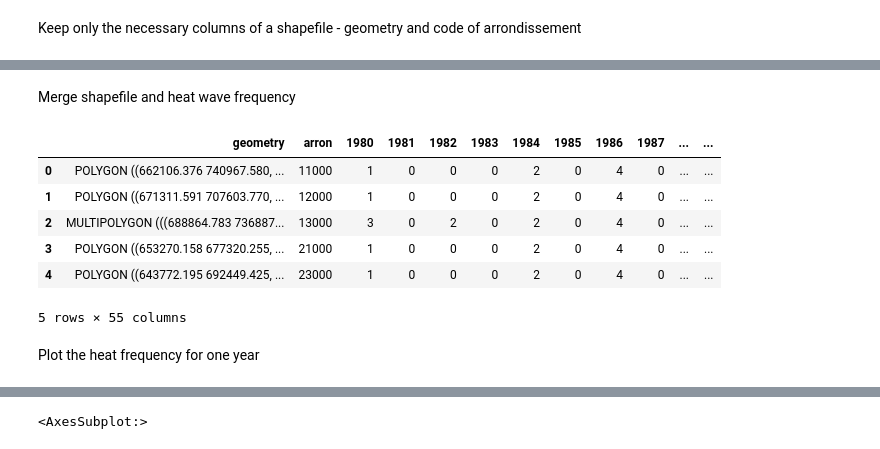
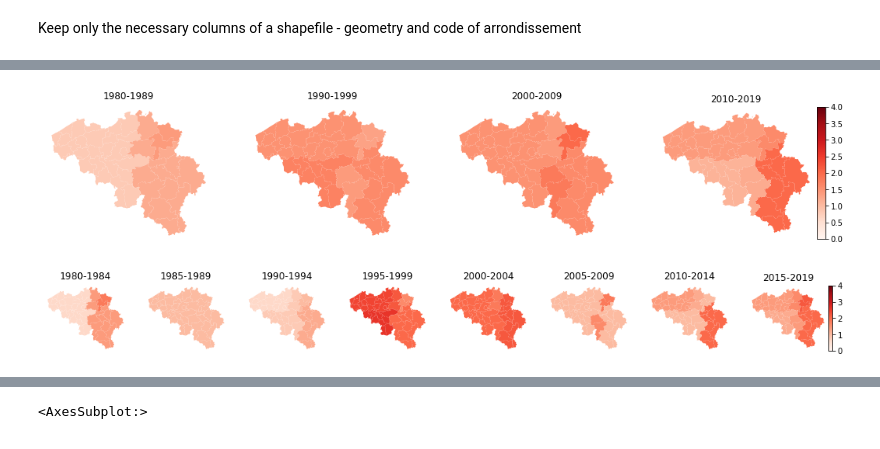
Before and after one commit to mariobecerra/mda_project, a Jupyter notebook: code/05_Maps_trends_heatwaves (1).ipynb, the cells around one changed output, grey strips where cells are left out. Cells and saved outputs as stored; diff of their text form; code cells hidden in the pictures.

```diff
--- a/code/05_Maps_trends_heatwaves (1).ipynb
+++ b/code/05_Maps_trends_heatwaves (1).ipynb
@@ -75,7 +66,0 @@ Add frequencies for each 5 years to the same file
-# %%
-list_5years = ['1980-1984', '1985-1989', '1990-1994', '1995-1999', '2000-2004', '2005-2009', '2010-2014', '2015-2019']
-for i in list_5years:
-    start_str = i.split('-')[0]
-    end_str = i.split('-')[1]
-    heat_fr[i] = heat_fr.loc[: , start_str:end_str].mean(axis=1)
-heat_fr.head(5)
@@ -103,15 +67,43 @@ Belgium_shapes.head()
-# %% [markdown]
-Merge shapefile and heat wave frequency
-# %%
-Belgium_shapes_merge = Belgium_shapes.merge(heat_fr, on='arron', suffixes=('', '_drop'))
-Belgium_shapes_merge.head()
-# %% [output]
-|  | geometry | arron | 1980 | 1981 | 1982 | 1983 | 1984 | 1985 | 1986 | 1987 | ... | ... |
-| 0 | POLYGON ((662106.376 740967.580, ... | 11000 | 1 | 0 | 0 | 0 | 2 | 0 | 4 | 0 | ... | ... |
-| 1 | POLYGON ((671311.591 707603.770, ... | 12000 | 1 | 0 | 0 | 0 | 2 | 0 | 4 | 0 | ... | ... |
-| 2 | MULTIPOLYGON (((688864.783 736887... | 13000 | 3 | 0 | 2 | 0 | 2 | 0 | 4 | 0 | ... | ... |
-| 3 | POLYGON ((653270.158 677320.255, ... | 21000 | 1 | 0 | 0 | 0 | 2 | 0 | 4 | 0 | ... | ... |
-| 4 | POLYGON ((643772.195 692449.425, ... | 23000 | 1 | 0 | 0 | 0 | 2 | 0 | 4 | 0 | ... | ... |
-5 rows × 55 columns
-# %% [markdown]
-Plot the heat frequency for one year
+# %%
+list_10years = ['1980-1989', '1990-1999', '2000-2009', '2010-2019'] # needs to be created automatically for pipeline
+list_5years = ['1980-1984', '1985-1989', '1990-1994', '1995-1999', '2000-2004', '2005-2009', '2010-2014', '2015-2019']
+
+# this function produces graphs for specific time intervals for frequency or intensity of heatwave
+
+# data_type = ('freq', 'intensity')
+def get_interval_intensity_or_count(list_year_intervals, data_type):
+    if data_type == 'freq':
+        df = heat_fr
+        colors = 'Reds'
+    else:
+        df = heat_intens
+        colors = 'YlOrBr'
+
+    Belgium_shapes_merge = Belgium_shapes.merge(df, on='arron', suffixes=('', '_drop'))
+
+    for i in list_year_intervals:
+        start_str = i.split('-')[0]
+        end_str = i.split('-')[1]
+        df[i] = df.loc[: , start_str:end_str].mean(axis=1)
+
+    fig, axees = plt.subplots(nrows=1, ncols=len(list_year_intervals), figsize=(18, 6))
+    divider = make_axes_locatable(axees[-1])
+    cax = divider.append_axes("right", size="5%", pad=0)
+    vmin, vmax = 0, 4 # needs to be adapted for pipeline
+    for i, k in enumerate(axees):
+        k.set_axis_off()
+        k = Belgium_shapes_merge.plot(ax=k, column=list_year_intervals[i], cmap=colors, legend=True, cax=cax, vmin=vmin, vmax=vmax)
+        k.set_title(list_year_intervals[i])
+    return None
+# %%
+# chart for frequency for every 10 years
+data_type='freq'
+get_interval_intensity_or_count(list_10years, data_type)
+# %% [output]
+[figure, added]
+# %%
+# chart for frequency for every 5 years
+data_type = 'freq'
+get_interval_intensity_or_count(list_5years, data_type)
+# %% [output]
+[figure, added]
```
Also changed, not shown: parts of 44 cells of this notebook, 1 other file.
